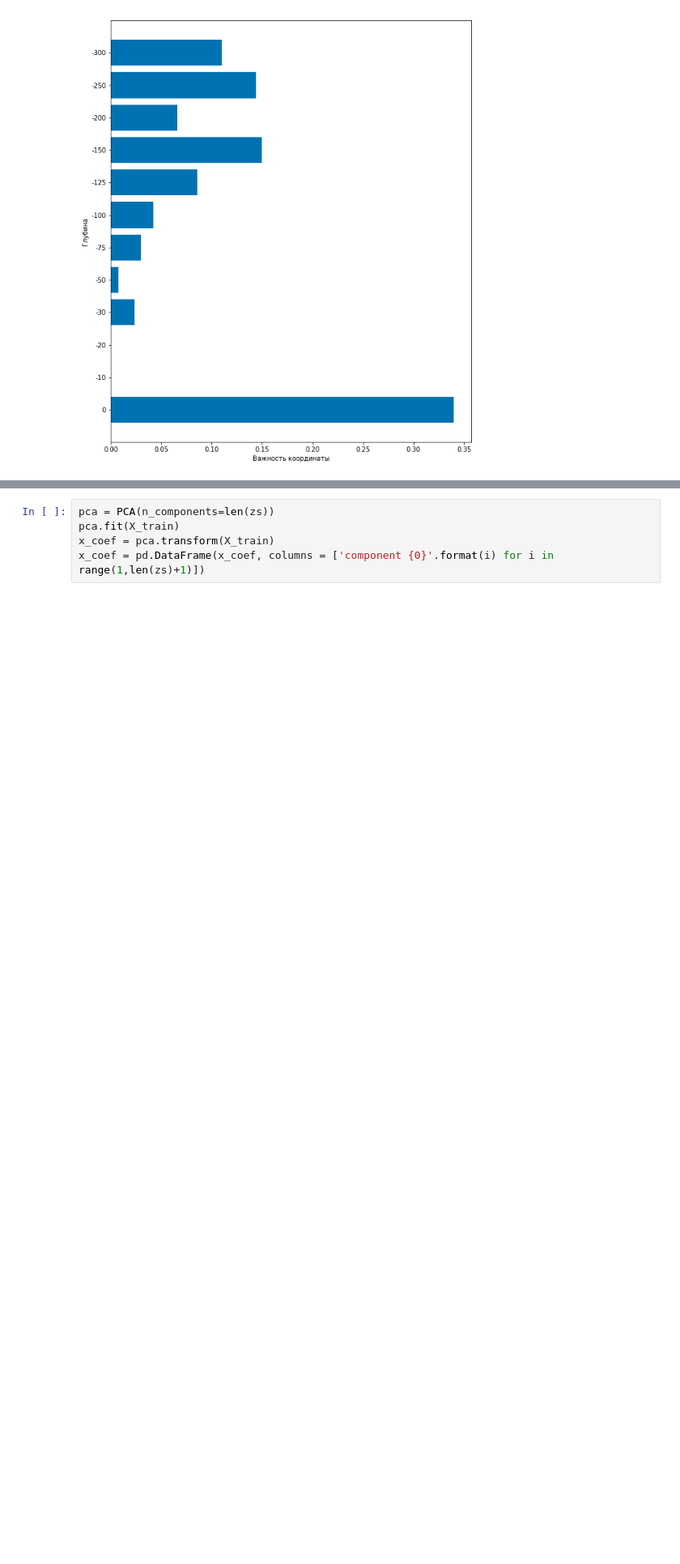
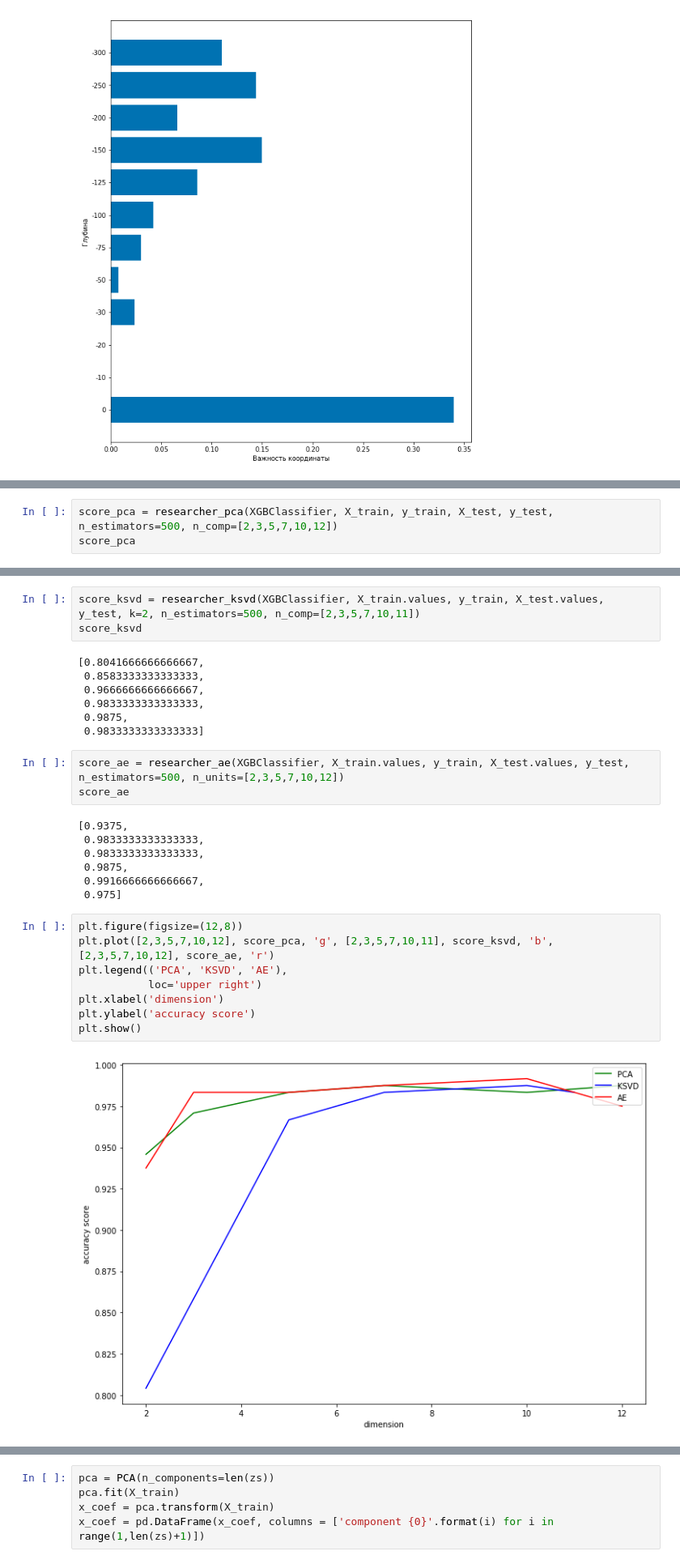
Before and after one commit to WadimZakharov/decompos_SSP, a Jupyter notebook: classif/classification winter summer.ipynb, the cells around one changed output, grey strips where cells are left out. Shown at 81% size. Drawn from its saved outputs; the diff is of its cells as text; blank space fills up the shorter version.

```diff
--- a/classif/classification winter summer.ipynb
+++ b/classif/classification winter summer.ipynb
@@ -413,0 +407,3 @@ researcher_ae(XGBClassifier, X_train, y_train, X_test, y_test)
+# %%
+score_pca = researcher_pca(XGBClassifier, X_train, y_train, X_test, y_test, n_estimators=500, n_comp=[2,3,5,7,10,12])
+score_pca
@@ -413,0 +417,30 @@ researcher_ae(XGBClassifier, X_train, y_train, X_test, y_test)
+# %%
+score_ksvd = researcher_ksvd(XGBClassifier, X_train.values, y_train, X_test.values, y_test, k=2, n_estimators=500, n_comp=[2,3,5,7,10,11])
+score_ksvd
+# %% [output]
+[0.8041666666666667,
+ 0.8583333333333333,
+ 0.9666666666666667,
+ 0.9833333333333333,
+ 0.9875,
+ 0.9833333333333333]
+# %%
+score_ae = researcher_ae(XGBClassifier, X_train.values, y_train, X_test.values, y_test, n_estimators=500, n_units=[2,3,5,7,10,12])
+score_ae
+# %% [output]
+[0.9375,
+ 0.9833333333333333,
+ 0.9833333333333333,
+ 0.9875,
+ 0.9916666666666667,
+ 0.975]
+# %%
+plt.figure(figsize=(12,8))
+plt.plot([2,3,5,7,10,12], score_pca, 'g', [2,3,5,7,10,11], score_ksvd, 'b', [2,3,5,7,10,12], score_ae, 'r')
+plt.legend(('PCA', 'KSVD', 'AE'),
+           loc='upper right')
+plt.xlabel('dimension')
+plt.ylabel('accuracy score')
+plt.show()
+# %% [output]
+[figure, added]
```
Also changed, not shown: parts of 25 cells of this notebook, 1 other file.
